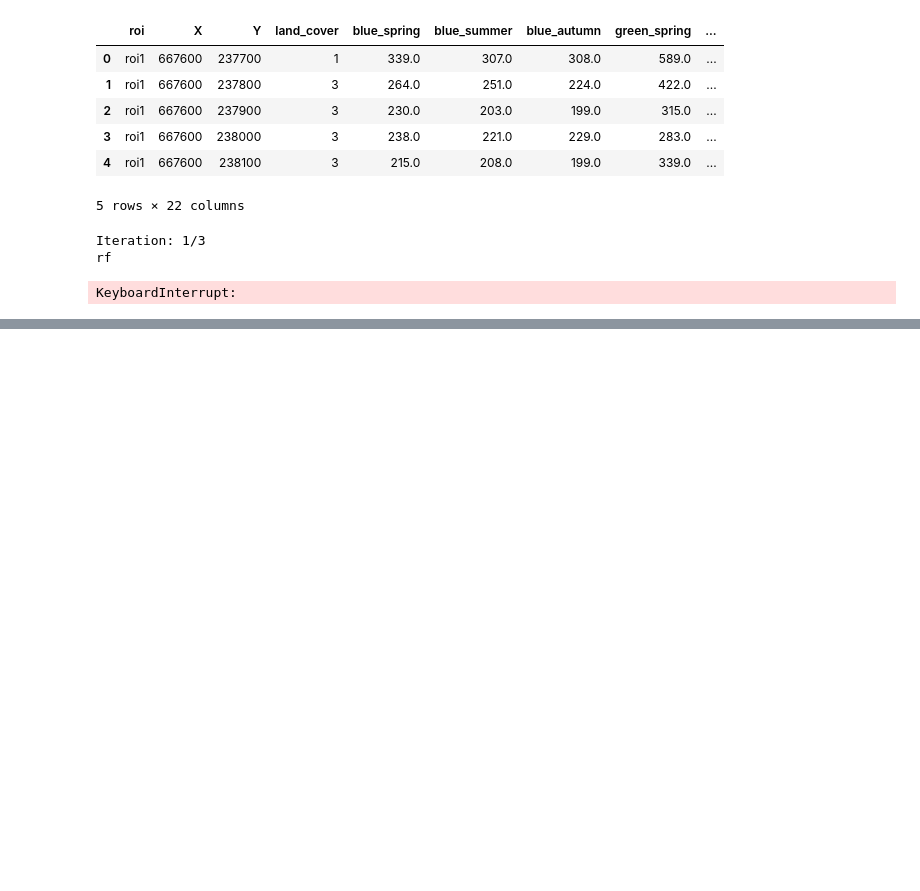
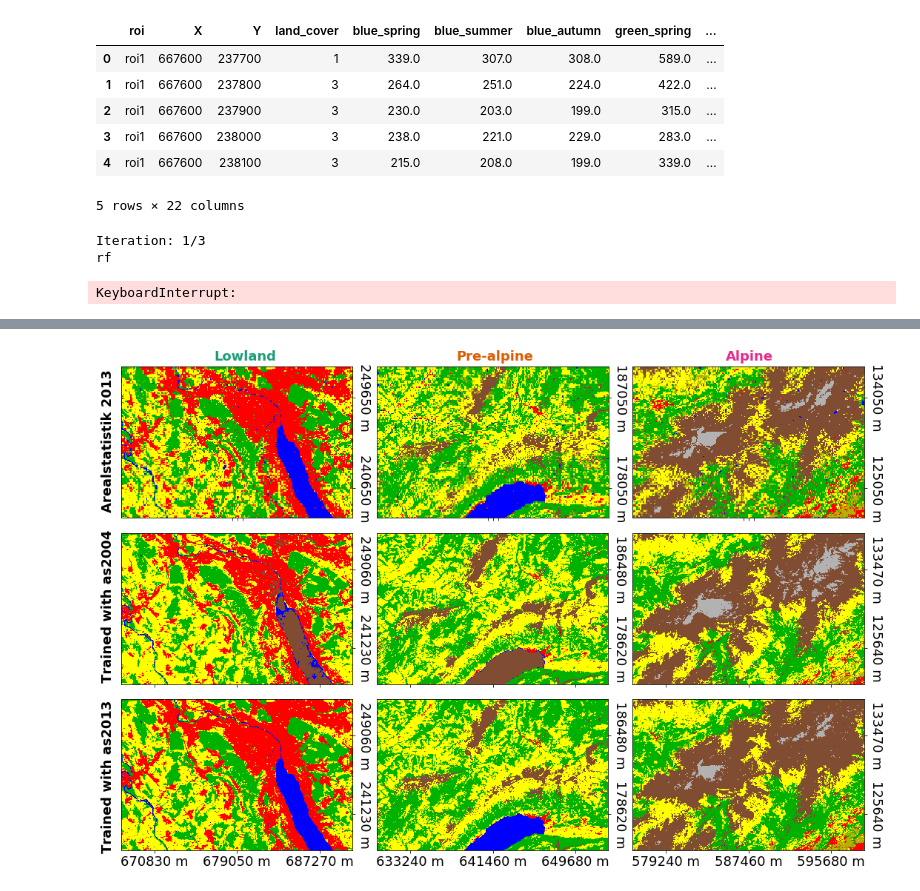
Before and after one commit to SebastianHafner/masterthesis, a Jupyter notebook: classification.ipynb, the cells around one changed output, grey strips where cells are left out. Saved outputs shown, nothing was run; the diff lists cells and outputs as text; code cells hidden in the pictures; blank space fills up the shorter version.

```diff
--- a/classification.ipynb
+++ b/classification.ipynb
@@ -1264,3 +1340,90 @@ error_matrix_as2013.print_summary()
+# %%
+classes = ['Artificial areas', 'Grass and herb vegetation', 'Brush vegetation', 'Tree vegetation', 'Bare land', 'Watery areas', 'Glacier, perpetual snow']
+hex_colors = ["#FF0000","#FFFF00","#B2B200","#00B200","#804D33",'#0000FF','#B2B2B2']
+
+classifier = 'rf'
+rois = ['roi1','roi2','roi3']
+roi_names = ['Lowland','Pre-alpine','Alpine']
+methods = ['validation','ts1','ts2']
+
+
+def plot_classification(ax,fname,show_xlabels=True,show_ylabels=True):
+
+
+    cmap = mpl.colors.ListedColormap(hex_colors)
+    norm = mpl.colors.BoundaryNorm(np.arange(-0.5,7), cmap.N)
+
+    classification, geotransform, epsg = geotiff_to_datacube(fname)
+    shape = (classification.shape[0], classification.shape[1], 1)
+
+    im = ax.imshow(classification[:,:,0], cmap=cmap, norm=norm)
+
+    # label axes according to geotransform
+    x_start, x_res, _, y_start, _, y_res = geotransform
+
+    # x axis
+    x_offset = 110
+    x_ticks = [0+x_offset,shape[1]//2,shape[1]-x_offset]
+    x_labels = [f'{x_start+x_res*i:.0f} m' for i in x_ticks]
+    x_labels = [f'{x_start+x_res*i:.0f} m' for i in x_ticks] if show_xlabels==True else []
+    ax.set_xticks(x_ticks)
+    ax.set_xticklabels(x_labels,fontdict={'fontsize': fontsize})
+
+    # y axis
+    y_offset = 120
+    y_ticks = [0+y_offset,shape[0]-y_offset]
+    y_labels = [f'{y_start+y_res*i:.0f} m' for i in y_ticks] if show_ylabels==True else []
+    ax.yaxis.tick_right()
+    ax.yaxis.set_label_position("right")
+    ax.set_yticks(y_ticks)
+    ax.set_yticklabels(y_labels, rotation=270, va="center", fontdict={'fontsize': fontsize})
+
+
+    return im
+
+    # end of plot roi function
+
+
+fontsize_title = 22
+fontsize = 18
+
+
+fig, axs = plt.subplots(3,3, figsize=(18,12), facecolor='w', edgecolor='k') # w h
+plt.rcParams.update({'font.size': fontsize})
+fig.subplots_adjust(hspace=0.1, wspace=0.1)
+axs = axs.ravel()
+
+
+for i, roi in enumerate(rois):
+    for j, method in enumerate(methods):
+        ax = axs[j*len(rois)+i]
+
+        x_labels = True if j==len(methods)-1 else False
+        y_labels = True
+
+        if method == 'validation':
+            fname = f'data/arealstatistik/validation_{roi}_as2013.tif'
+            plot_classification(ax,fname,x_labels,y_labels)
+        elif method == 'ts1':
+            fname = f'{path}rf_ts_{roi}_as2013_trained_as2004.tif'
+            plot_classification(ax,fname,x_labels,y_labels)
+        elif method == 'ts2':
+            fname = f'{path}rf_ts_{roi}_as2013.tif'
+            plot_classification(ax,fname,x_labels,y_labels)
+
+
+
+fig.text(0.255, 0.89, roi_names[0], ha='center',fontweight='bold',fontsize=fontsize,color='#1b9e77')
+fig.text(0.515, 0.89, roi_names[1], ha='center',fontweight='bold',fontsize=fontsize,color='#d95f02')
+fig.text(0.78, 0.89, roi_names[2], ha='center',fontweight='bold',fontsize=fontsize,color='#e7298a')
+
+fig.text(0.105, 0.765, 'Arealstatistik 2013', va='center', rotation='vertical',fontweight='bold',fontsize=fontsize)
+fig.text(0.105, 0.506, 'Trained with as2004', va='center', rotation='vertical',fontweight='bold',fontsize=fontsize)
+fig.text(0.105, 0.24, 'Trained with as2013', va='center', rotation='vertical',fontweight='bold',fontsize=fontsize)
+
+plt.savefig(f'plots/visual_comparison_as2013.png', dpi=300, bbox_inches = "tight")
+# %% [output]
+[figure, added]
 # %%
 # change detection
 
```
Also changed, not shown: parts of 10 cells of this notebook.
